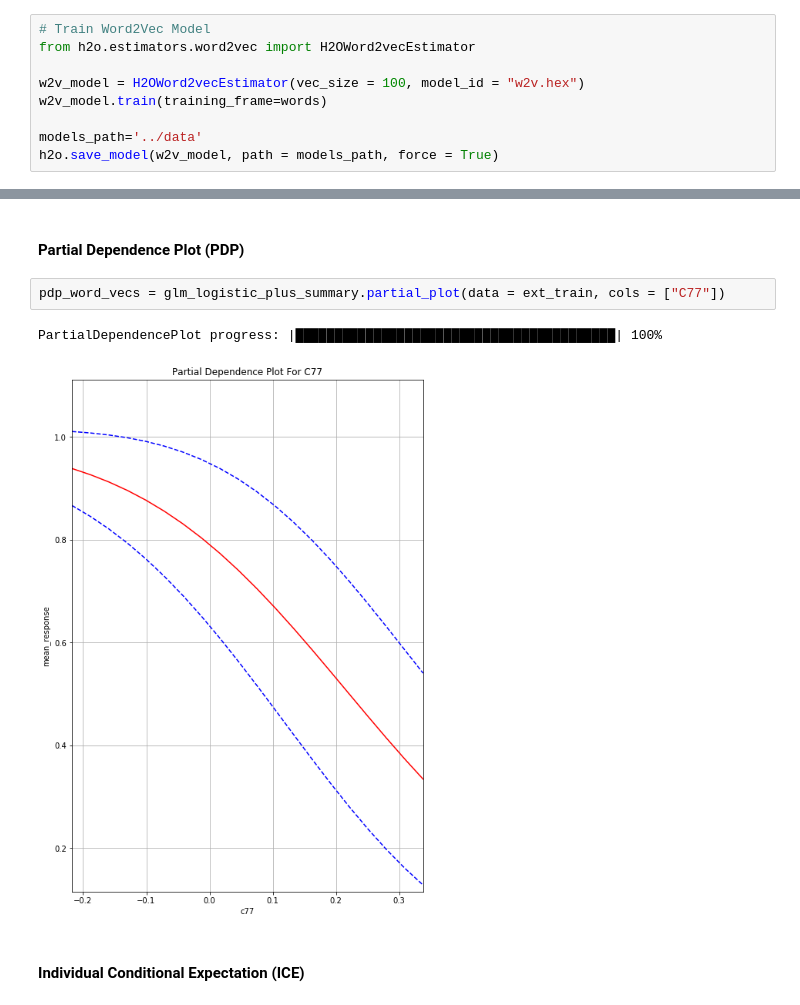
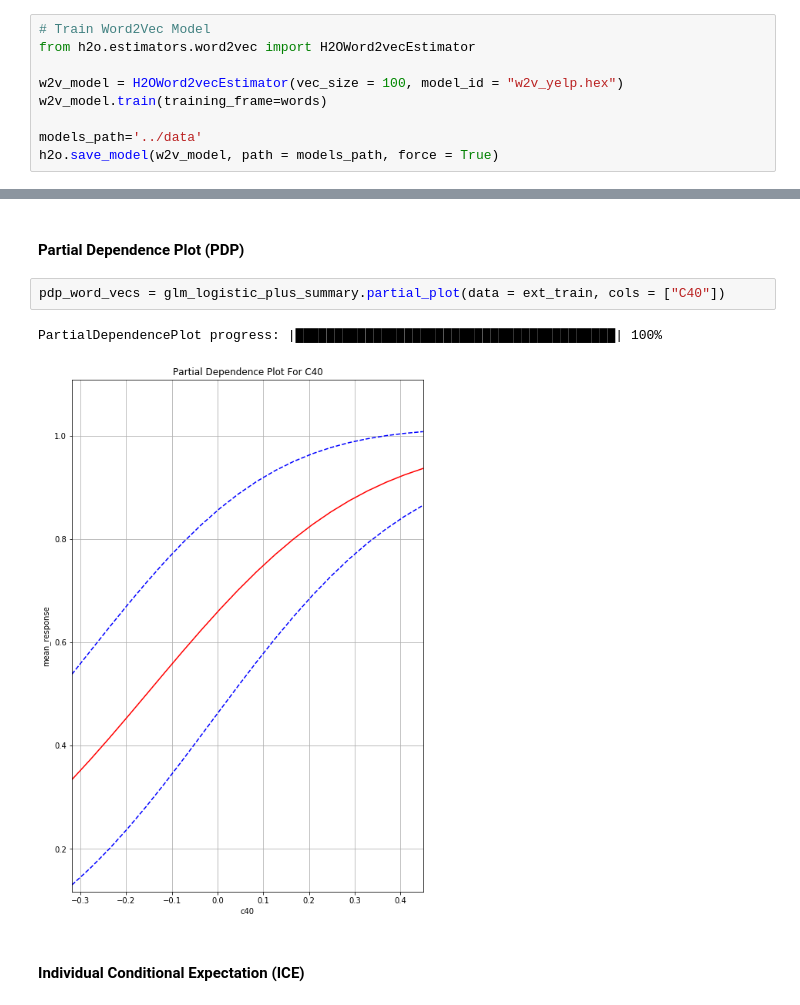
Before and after one commit to MandyMY/AI-Addin, a Jupyter notebook: notebook/yelp.ipynb, the cells around one changed output, grey strips where cells are left out. Drawn from its saved outputs; the diff is of its cells as text.

```diff
--- a/notebook/yelp.ipynb
+++ b/notebook/yelp.ipynb
@@ -172,7 +173,7 @@ words.head()
 # Train Word2Vec Model
 from h2o.estimators.word2vec import H2OWord2vecEstimator
 
-w2v_model = H2OWord2vecEstimator(vec_size = 100, model_id = "w2v.hex")
+w2v_model = H2OWord2vecEstimator(vec_size = 100, model_id = "w2v_yelp.hex")
 w2v_model.train(training_frame=words)
 
 models_path='../data'
@@ -365,10 +366,10 @@ glm_logistic_plus_summary.varimp_plot()
 # %% [markdown]
 #### Partial Dependence Plot (PDP)
 # %%
-pdp_word_vecs = glm_logistic_plus_summary.partial_plot(data = ext_train, cols = ["C77"])
+pdp_word_vecs = glm_logistic_plus_summary.partial_plot(data = ext_train, cols = ["C40"])
 # %% [output]
 PartialDependencePlot progress: |█████████████████████████████████████████| 100%
-[figure, old version]
+[figure, new version]
 # %% [markdown]
 #### Individual Conditional Expectation (ICE)
 # %%
```
Also changed, not shown: parts of 43 cells of this notebook, 6 other files.
